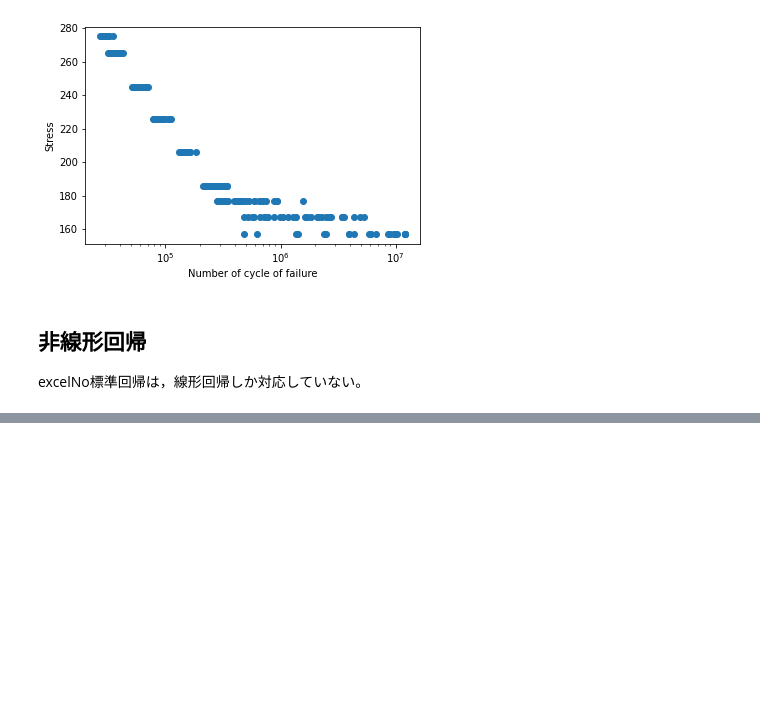
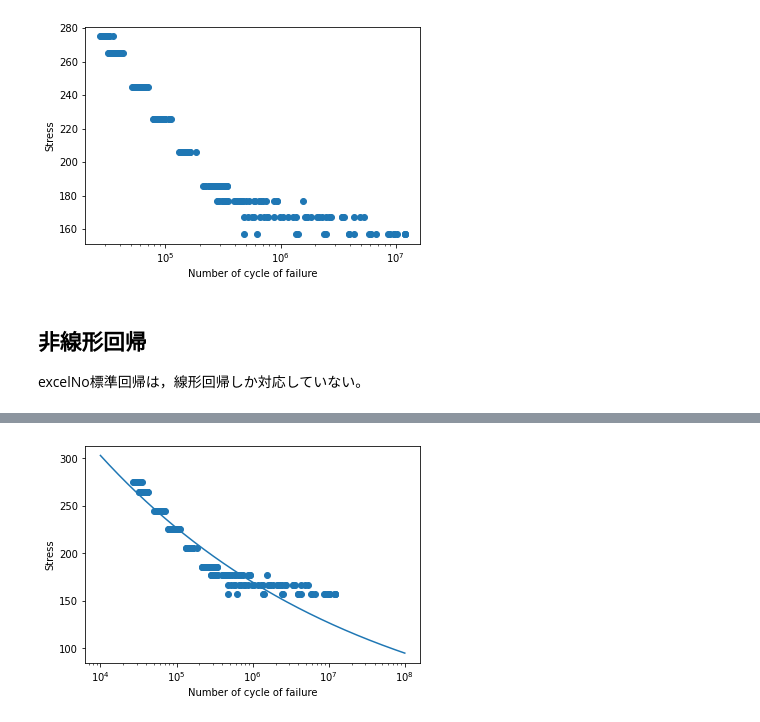
Before and after one commit to yusaku-m/Statistical-Analysis, a Jupyter notebook: 04_s-nCurve.ipynb, the cells around one changed output, grey strips where cells are left out. Saved outputs shown, nothing was run; the diff lists cells and outputs as text; code cells hidden in the pictures; blank space fills up the shorter version.

```diff
--- a/04_s-nCurve.ipynb
+++ b/04_s-nCurve.ipynb
@@ -133,0 +136,17 @@ show_plot(x, y, label)
+# %%
+import matplotlib.pyplot as plt
+def show_scatter_plot(scatter, plot, label, lim_frag=0):
+    xlabel, ylabel = label
+    x,y=scatter; plt.scatter(x,y)
+    x,y=plot; plt.plot(x,y)
+    plt.xlabel(xlabel)
+    plt.ylabel(ylabel)
+    plt.xscale("log")
+    if lim_frag == 1:
+        plt.ylim(0,1)
+    plt.show()
+# %%
+scatter = (SNdata[0],SNdata[1]); plot = (x,y)
+show_scatter_plot(scatter, plot, label)
+# %% [output]
+[figure, added]
```
Also changed, not shown: parts of 4 cells of this notebook.
